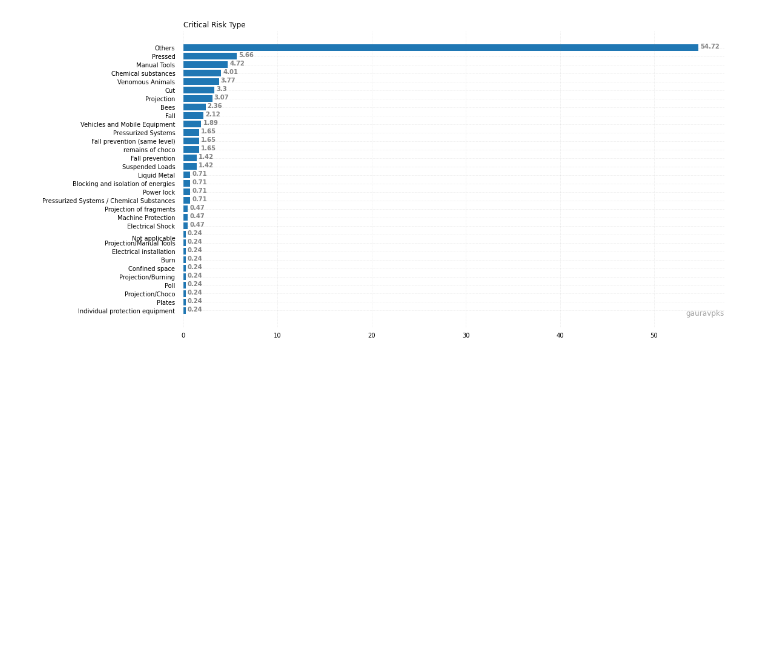
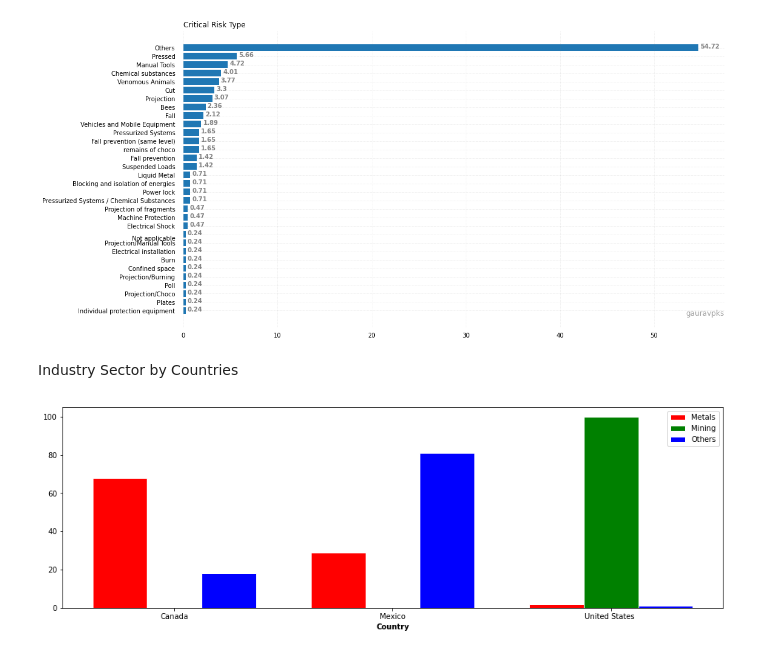
Before and after one commit to gauravpks/ml-repo, a Jupyter notebook: IndustrialSafetyDS/Industrial_Accident_Causal_Analysis.ipynb, the cells around one changed output. Saved outputs shown, nothing was run; the diff lists cells and outputs as text; code cells hidden in the pictures; blank space fills up the shorter version.

```diff
--- a/IndustrialSafetyDS/Industrial_Accident_Causal_Analysis.ipynb
+++ b/IndustrialSafetyDS/Industrial_Accident_Causal_Analysis.ipynb
@@ -338,3 +338,37 @@ fig.text(0.9, 0.15, 'gauravpks', fontsize = 12,
 plt.show()
 # %% [output]
 [figure]
+# %% [markdown]
+Industry Sector by Countries
+# %%
+f = lambda x : np.round(x/x.sum() * 100)
+con_sector = df.groupby(['Country','Industry Sector'])['Industry Sector'].count().unstack().apply(f, axis=1)
+# %%
+fig = plt.figure(figsize = (16, 5))
+# set width of bar
+barWidth = 0.25
+
+# set height of bar
+bars1 = con_sector.to_numpy()[0]
+bars2 = con_sector.to_numpy()[1]
+bars3 = con_sector.to_numpy()[2]
+
+# Set position of bar on X axis
+r1 = np.arange(len(bars1))
+r2 = [x + barWidth for x in r1]
+r3 = [x + barWidth for x in r2]
+
+# Make the plot
+plt.bar(r1, bars1, color='red', width=barWidth, edgecolor='white', label=con_sector.columns.values[0])
+plt.bar(r2, bars2, color='green', width=barWidth, edgecolor='white', label=con_sector.columns.values[1])
+plt.bar(r3, bars3, color='blue', width=barWidth, edgecolor='white', label=con_sector.columns.values[2])
+
+# Add xticks on the middle of the group bars
+plt.xlabel('Country', fontweight='bold')
+plt.xticks([r + barWidth for r in range(len(bars1))], con_sector['Metals'].keys().values)
+
+# Create legend & Show graphic
+plt.legend()
+plt.show()
+# %% [output]
+[figure, added]
```
Also changed, not shown: parts of 12 cells of this notebook.
